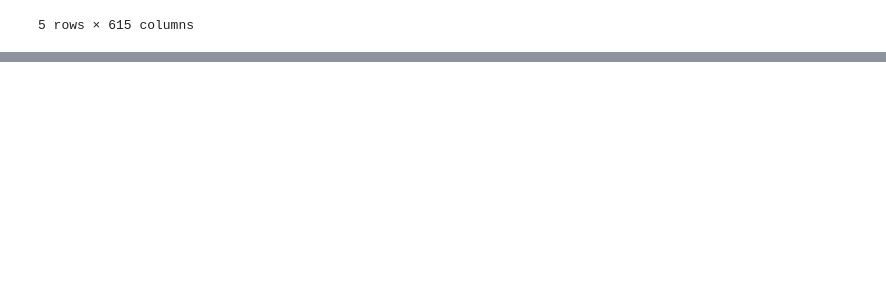
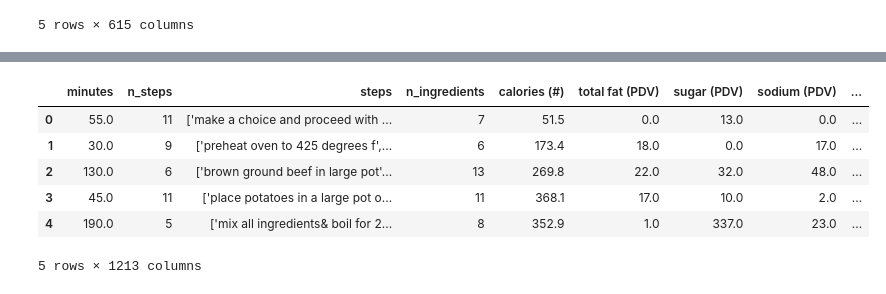
Before and after one commit to Cristian1A/recipe-recommendation-system, a Jupyter notebook: notebooks/data_processing.ipynb, the cells around one changed output, grey strips where cells are left out. Cells and saved outputs as stored; diff of their text form; code cells hidden in the pictures; blank space fills up the shorter version.

```diff
--- a/notebooks/data_processing.ipynb
+++ b/notebooks/data_processing.ipynb
@@ -236,0 +361,3 @@ recipe_df.to_csv("../data/processed/processed_description.csv", index=False)
+# %%
+splitted_ingredient_list = word_pp(processed_ingredient_list)
+splitted_ingredient_list[0]
@@ -236,0 +374,22 @@ recipe_df.to_csv("../data/processed/processed_description.csv", index=False)
+# %%
+embeddings = word_lists_to_embedding_list(splitted_ingredient_list, model)
+# %%
+ingredient_embeddings_df = pd.DataFrame(embeddings)
+ingredient_embeddings_df.columns = [f'ingredients_embedding_{i}' for i in range(ingredient_embeddings_df.shape[1])]
+
+recipe_df = pd.concat([recipe_df, ingredient_embeddings_df], axis=1)
+# %%
+recipe_df.drop(columns=['ingredients'], inplace=True)
+
+del embeddings
+del ingredient_embeddings_df
+# %%
+recipe_df.head()
+# %% [output]
+|  | minutes | n_steps | steps | n_ingredients | calories (#) | total fat (PDV) | sugar (PDV) | sodium (PDV) | ... |
+| 0 | 55.0 | 11 | ['make a choice and proceed with ... | 7 | 51.5 | 0.0 | 13.0 | 0.0 | ... |
+| 1 | 30.0 | 9 | ['preheat oven to 425 degrees f',... | 6 | 173.4 | 18.0 | 0.0 | 17.0 | ... |
+| 2 | 130.0 | 6 | ['brown ground beef in large pot'... | 13 | 269.8 | 22.0 | 32.0 | 48.0 | ... |
+| 3 | 45.0 | 11 | ['place potatoes in a large pot o... | 11 | 368.1 | 17.0 | 10.0 | 2.0 | ... |
+| 4 | 190.0 | 5 | ['mix all ingredients& boil for 2... | 8 | 352.9 | 1.0 | 337.0 | 23.0 | ... |
+5 rows × 1213 columns
```
Also changed, not shown: parts of 30 cells of this notebook.
